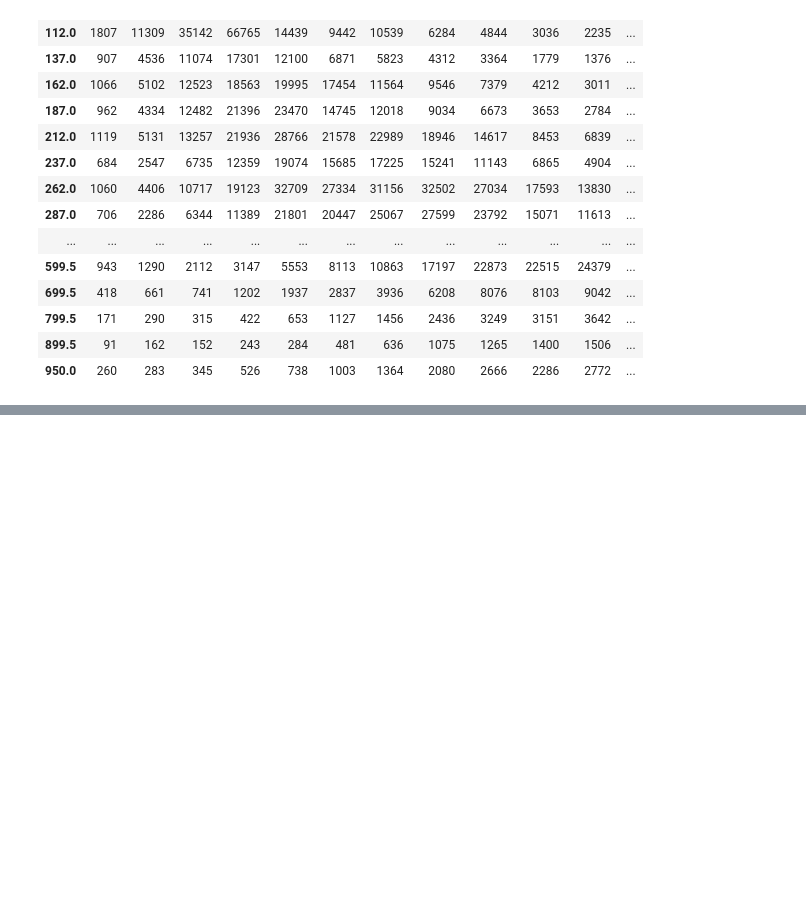
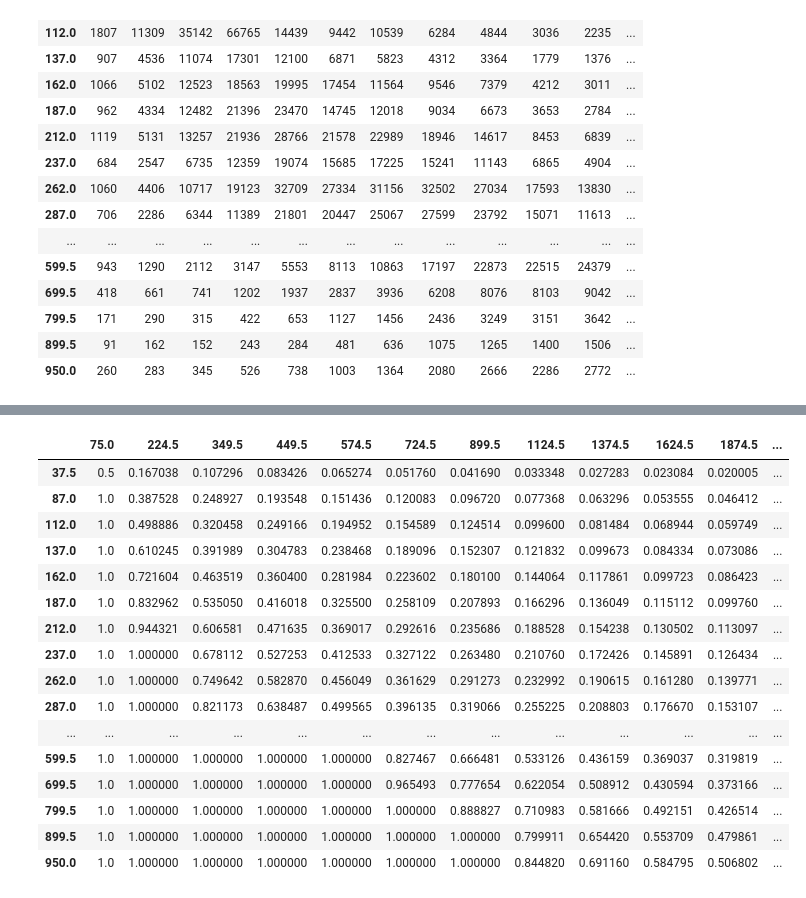
Before and after one commit to aydinkhan2005/Investigating-Factors-Affecting-Housing-in-Australia, a Jupyter notebook: notebooks/calculations.ipynb, the cells around one changed output, grey strips where cells are left out. Drawn from its saved outputs; the diff is of its cells as text; code cells hidden in the pictures; blank space fills up the shorter version.

```diff
--- a/notebooks/calculations.ipynb
+++ b/notebooks/calculations.ipynb
@@ -236,0 +237,24 @@ plt.show()
+# %%
+income_vals = all_suburbs_df.columns.values[:, None]
+rent_vals = all_suburbs_df.index.values[None, :]
+rent_proportions = np.minimum(rent_vals / income_vals, 1)
+rent_proportions_df = pd.DataFrame(rent_proportions.T, index=all_suburbs_df.index, columns=all_suburbs_df.columns)
+rent_proportions_df
+# %% [output]
+|  | 75.0 | 224.5 | 349.5 | 449.5 | 574.5 | 724.5 | 899.5 | 1124.5 | 1374.5 | 1624.5 | 1874.5 | ... |
+| 37.5 | 0.5 | 0.167038 | 0.107296 | 0.083426 | 0.065274 | 0.051760 | 0.041690 | 0.033348 | 0.027283 | 0.023084 | 0.020005 | ... |
+| 87.0 | 1.0 | 0.387528 | 0.248927 | 0.193548 | 0.151436 | 0.120083 | 0.096720 | 0.077368 | 0.063296 | 0.053555 | 0.046412 | ... |
+| 112.0 | 1.0 | 0.498886 | 0.320458 | 0.249166 | 0.194952 | 0.154589 | 0.124514 | 0.099600 | 0.081484 | 0.068944 | 0.059749 | ... |
+| 137.0 | 1.0 | 0.610245 | 0.391989 | 0.304783 | 0.238468 | 0.189096 | 0.152307 | 0.121832 | 0.099673 | 0.084334 | 0.073086 | ... |
+| 162.0 | 1.0 | 0.721604 | 0.463519 | 0.360400 | 0.281984 | 0.223602 | 0.180100 | 0.144064 | 0.117861 | 0.099723 | 0.086423 | ... |
+| 187.0 | 1.0 | 0.832962 | 0.535050 | 0.416018 | 0.325500 | 0.258109 | 0.207893 | 0.166296 | 0.136049 | 0.115112 | 0.099760 | ... |
+| 212.0 | 1.0 | 0.944321 | 0.606581 | 0.471635 | 0.369017 | 0.292616 | 0.235686 | 0.188528 | 0.154238 | 0.130502 | 0.113097 | ... |
+| 237.0 | 1.0 | 1.000000 | 0.678112 | 0.527253 | 0.412533 | 0.327122 | 0.263480 | 0.210760 | 0.172426 | 0.145891 | 0.126434 | ... |
+| 262.0 | 1.0 | 1.000000 | 0.749642 | 0.582870 | 0.456049 | 0.361629 | 0.291273 | 0.232992 | 0.190615 | 0.161280 | 0.139771 | ... |
+| 287.0 | 1.0 | 1.000000 | 0.821173 | 0.638487 | 0.499565 | 0.396135 | 0.319066 | 0.255225 | 0.208803 | 0.176670 | 0.153107 | ... |
+| ... | ... | ... | ... | ... | ... | ... | ... | ... | ... | ... | ... | ... |
+| 599.5 | 1.0 | 1.000000 | 1.000000 | 1.000000 | 1.000000 | 0.827467 | 0.666481 | 0.533126 | 0.436159 | 0.369037 | 0.319819 | ... |
+| 699.5 | 1.0 | 1.000000 | 1.000000 | 1.000000 | 1.000000 | 0.965493 | 0.777654 | 0.622054 | 0.508912 | 0.430594 | 0.373166 | ... |
+| 799.5 | 1.0 | 1.000000 | 1.000000 | 1.000000 | 1.000000 | 1.000000 | 0.888827 | 0.710983 | 0.581666 | 0.492151 | 0.426514 | ... |
+| 899.5 | 1.0 | 1.000000 | 1.000000 | 1.000000 | 1.000000 | 1.000000 | 1.000000 | 0.799911 | 0.654420 | 0.553709 | 0.479861 | ... |
+| 950.0 | 1.0 | 1.000000 | 1.000000 | 1.000000 | 1.000000 | 1.000000 | 1.000000 | 0.844820 | 0.691160 | 0.584795 | 0.506802 | ... |
```
Also changed, not shown: parts of 11 cells of this notebook.
